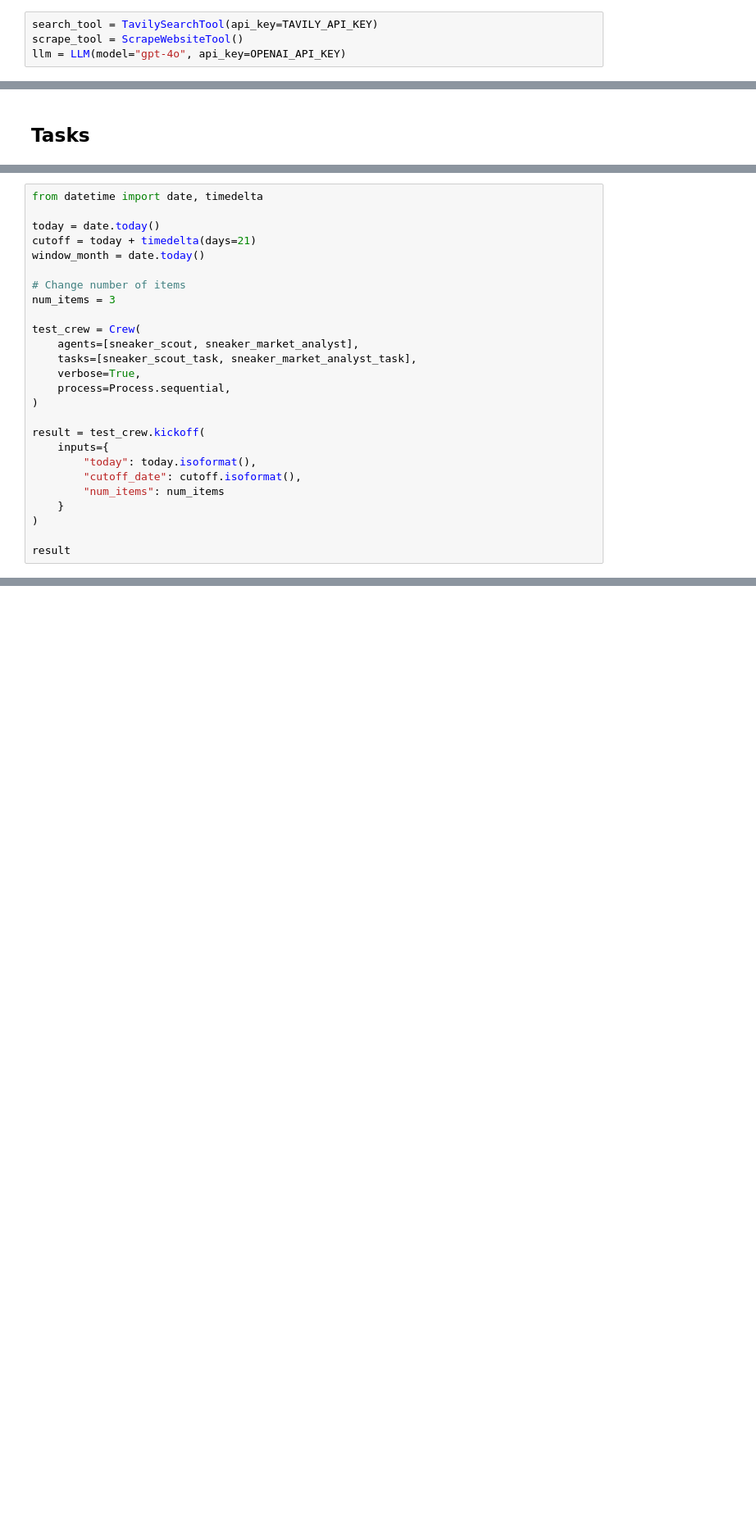
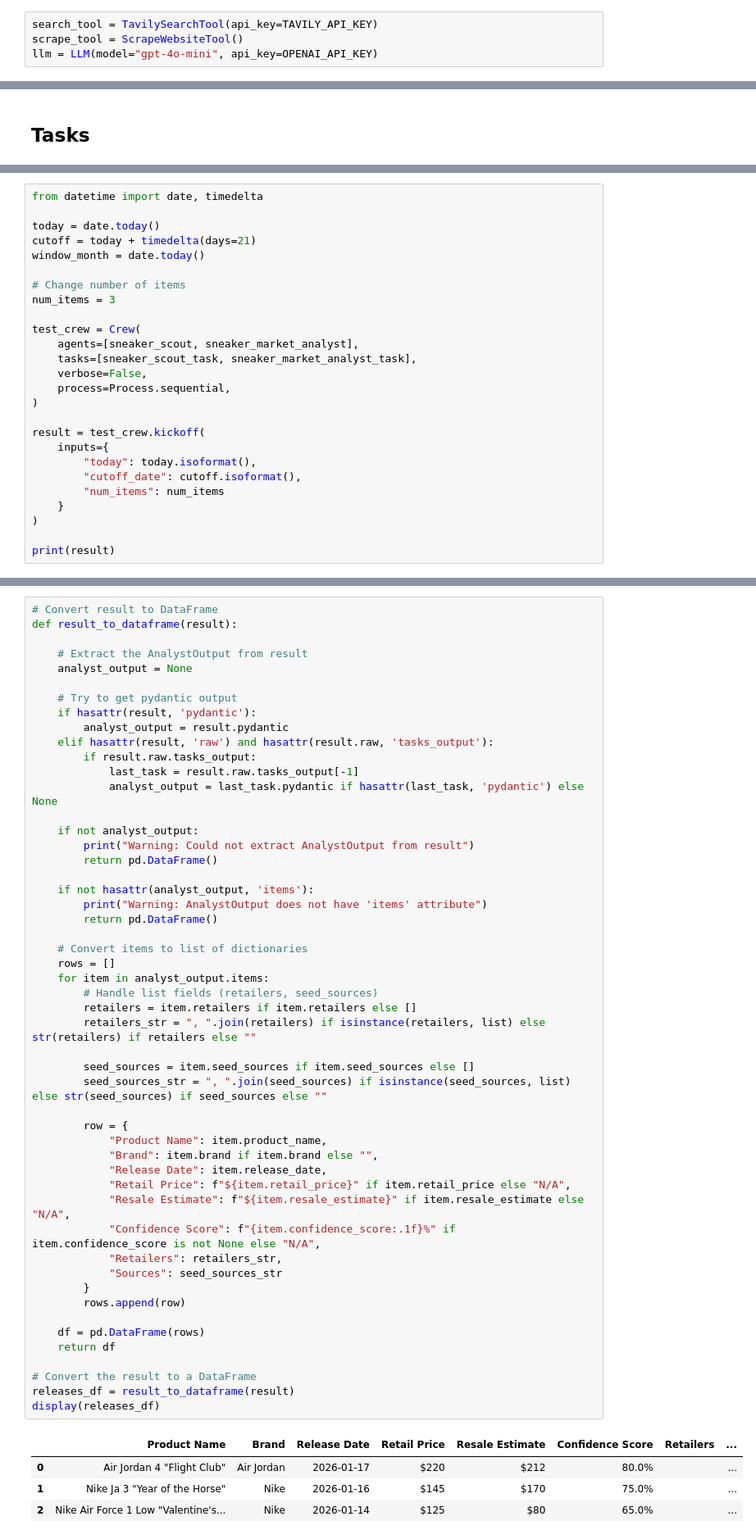
Before and after one commit to CaedinM/flipper, a Jupyter notebook: backend/crews/sneaker_market_reseach/notebooks/test_market_research_crew.ipynb, the cells around one changed output, grey strips where cells are left out. Shown at 82% size. Drawn from its saved outputs; the diff is of its cells as text; blank space fills up the shorter version.

Commit message:
optimized token usage, print results in dataframe

```diff
--- a/backend/crews/sneaker_market_reseach/notebooks/test_market_research_crew.ipynb
+++ b/backend/crews/sneaker_market_reseach/notebooks/test_market_research_crew.ipynb
@@ -21,7 +22,7 @@ OPENAI_API_KEY = os.getenv("OPEN_AI_API_KEY")
 # %%
 search_tool = TavilySearchTool(api_key=TAVILY_API_KEY)
 scrape_tool = ScrapeWebsiteTool()
-llm = LLM(model="gpt-4o", api_key=OPENAI_API_KEY)
+llm = LLM(model="gpt-4o-mini", api_key=OPENAI_API_KEY)
 # %%
 class ReleaseCandidate(BaseModel):
     product_name: str = Field(..., description="Name of the product")
@@ -136,7 +119,7 @@ num_items = 3
 test_crew = Crew(
     agents=[sneaker_scout, sneaker_market_analyst],
     tasks=[sneaker_scout_task, sneaker_market_analyst_task],
-    verbose=True,
+    verbose=False,
     process=Process.sequential,
 )
 
@@ -148,5 +131,5 @@ result = test_crew.kickoff(
     }
 )
 
-result
+print(result)
 # %% [output]
@@ -220,0 +179,56 @@ result
+# %%
+# Convert result to DataFrame
+def result_to_dataframe(result):
+
+    # Extract the AnalystOutput from result
+    analyst_output = None
+
+    # Try to get pydantic output
+    if hasattr(result, 'pydantic'):
+        analyst_output = result.pydantic
+    elif hasattr(result, 'raw') and hasattr(result.raw, 'tasks_output'):
+        if result.raw.tasks_output:
+            last_task = result.raw.tasks_output[-1]
+            analyst_output = last_task.pydantic if hasattr(last_task, 'pydantic') else None
+
+    if not analyst_output:
+        print("Warning: Could not extract AnalystOutput from result")
+        return pd.DataFrame()
+
+    if not hasattr(analyst_output, 'items'):
+        print("Warning: AnalystOutput does not have 'items' attribute")
+        return pd.DataFrame()
+
+    # Convert items to list of dictionaries
+    rows = []
+    for item in analyst_output.items:
+        # Handle list fields (retailers, seed_sources)
+        retailers = item.retailers if item.retailers else []
+        retailers_str = ", ".join(retailers) if isinstance(retailers, list) else str(retailers) if retailers else ""
+
+        seed_sources = item.seed_sources if item.seed_sources else []
+        seed_sources_str = ", ".join(seed_sources) if isinstance(seed_sources, list) else str(seed_sources) if seed_sources else ""
+
+        row = {
+            "Product Name": item.product_name,
+            "Brand": item.brand if item.brand else "",
+            "Release Date": item.release_date,
+            "Retail Price": f"${item.retail_price}" if item.retail_price else "N/A",
+            "Resale Estimate": f"${item.resale_estimate}" if item.resale_estimate else "N/A",
+            "Confidence Score": f"{item.confidence_score:.1f}%" if item.confidence_score is not None else "N/A",
+            "Retailers": retailers_str,
+            "Sources": seed_sources_str
+        }
+        rows.append(row)
+
+    df = pd.DataFrame(rows)
+    return df
+
+# Convert the result to a DataFrame
+releases_df = result_to_dataframe(result)
+display(releases_df)
+# %% [output]
+|  | Product Name | Brand | Release Date | Retail Price | Resale Estimate | Confidence Score | Retailers | ... |
+| 0 | Air Jordan 4 "Flight Club" | Air Jordan | 2026-01-17 | $220 | $212 | 80.0% |  | ... |
+| 1 | Nike Ja 3 "Year of the Horse" | Nike | 2026-01-16 | $145 | $170 | 75.0% |  | ... |
+| 2 | Nike Air Force 1 Low "Valentine's... | Nike | 2026-01-14 | $125 | $80 | 65.0% |  | ... |
```
Also changed, not shown: parts of 4 cells of this notebook.
